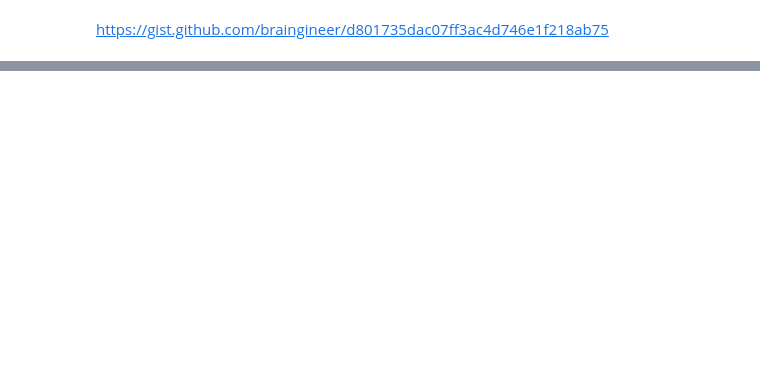
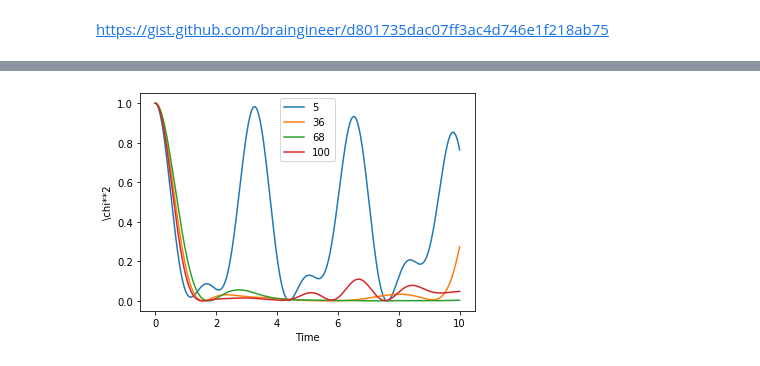
Before and after one commit to yooxiang/Optimal_control_of_hybrid_quantum_systems, a Jupyter notebook: main.ipynb, the cells around one changed output, grey strips where cells are left out. Drawn from its saved outputs; the diff is of its cells as text; code cells hidden in the pictures; blank space fills up the shorter version.

```diff
--- a/main.ipynb
+++ b/main.ipynb
@@ -55,0 +108,6 @@ $\begin{aligned} \mathcal{H} &=\mathcal{H}_{s}^{e f} \otimes \mathbb{I}+\omega_{
+# %%
+k_list = sp.linspace(5,100,4)
+psi_0_list = psi_list(k_list)
+chi_plot_multi(k_list,1,1, psi_0_list,10)
+# %% [output]
+[figure, added]
```
Also changed, not shown: parts of 8 cells of this notebook.
